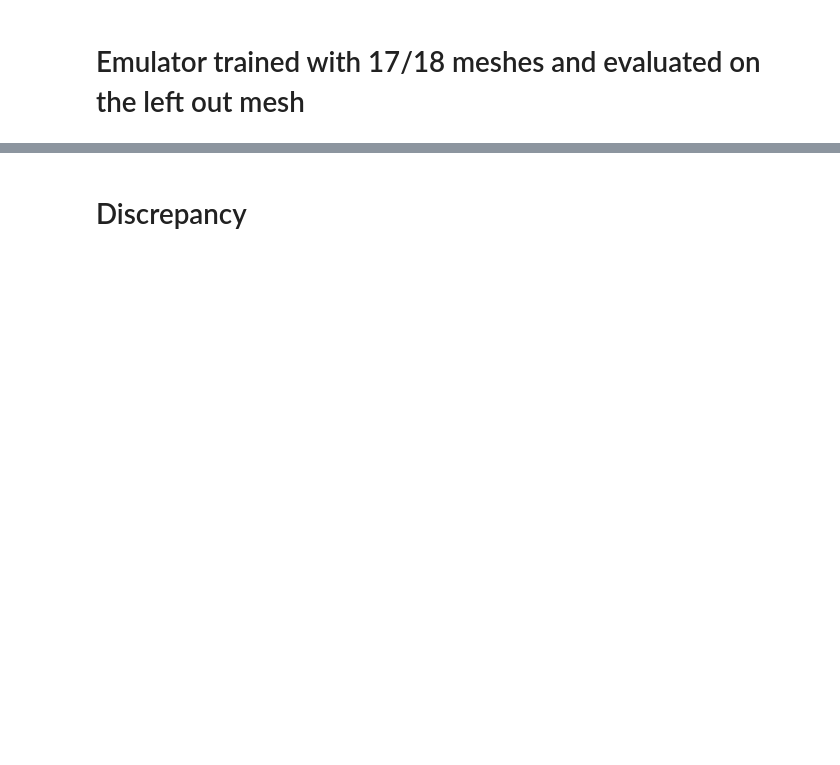
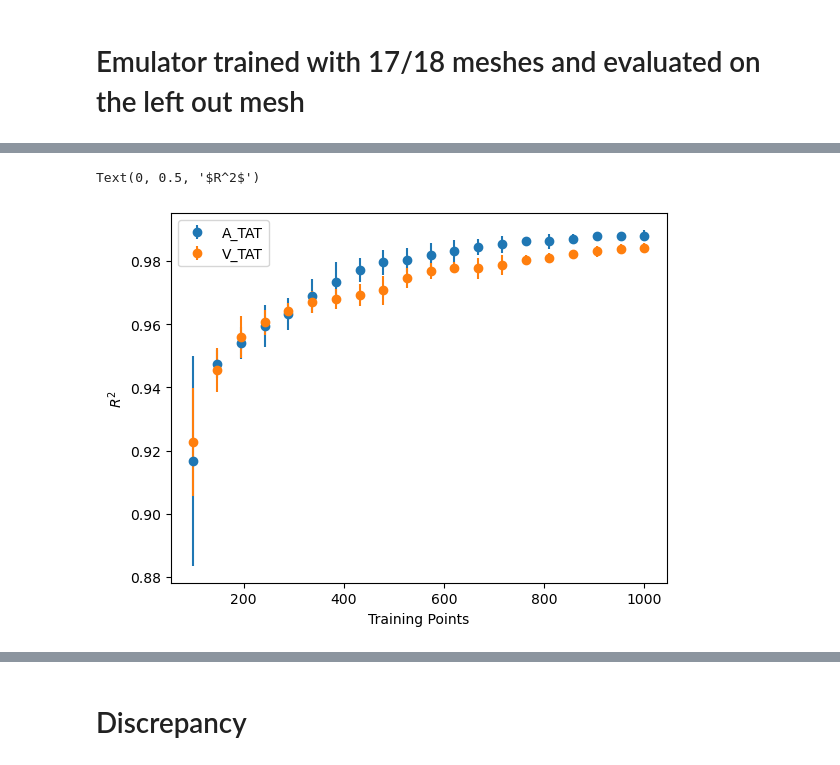
Before and after one commit to cwlanyon/GPyEm, a Jupyter notebook: Figures for Cohort Emulation Paper.ipynb, the cells around one changed output, grey strips where cells are left out. Saved outputs shown, nothing was run; the diff lists cells and outputs as text; code cells hidden in the pictures; blank space fills up the shorter version.

```diff
--- a/Figures for Cohort Emulation Paper.ipynb
+++ b/Figures for Cohort Emulation Paper.ipynb
@@ -247,0 +399,2 @@ all_input[:0]+all_input[1:]
+# %%
+train_p = np.linspace(100,1000,20)
@@ -247,0 +409,10 @@ all_input[:0]+all_input[1:]
+# %%
+X=torch.cat(all_input[0:17])[:,0:16]
+y=torch.cat(all_output[0:17])
+X_train, X_test, y_train, y_test = train_test_split(
+X,
+y,
+train_size=1000,
+random_state=j
+)
+emulator=GPE.ensemble(X_train,y_train,mean_func="linear",training_iter=5000)
@@ -247,0 +422,18 @@ all_input[:0]+all_input[1:]
+# %%
+reps = 10
+
+R2_test = torch.zeros(len(train_p),reps,2)
+R2_leftout= torch.zeros(len(train_p),reps,2)
+for i in range(len(train_p)):
+    for j in range(reps):
+        X=torch.cat(all_input[0:17])[:,0:16]
+        y=torch.cat(all_output[0:17])
+        X_train, X_test, y_train, y_test = train_test_split(
+            X,
+            y,
+            train_size=int(train_p[i]),
+            random_state=j
+        )
+        emulator=GPE.ensemble(X_train,y_train,mean_func="linear",training_iter=5000)
+        R2_test[i,j,:]=emulator.R2(X_test,y_test)
+        R2_leftout[i,j,:] = emulator.R2(all_input[17][:,0:16],all_output[17])
@@ -247,0 +458,13 @@ all_input[:0]+all_input[1:]
+# %%
+fig, ax = plt.subplots()
+
+
+#plt.plot(t_size,R2.mean(axis=1).detach().numpy())
+plt.errorbar(train_p,R2_test.mean(axis=1)[:,0].detach().numpy(),fmt='o',yerr=R2_test.std(axis=1)[:,0].detach().numpy())
+plt.errorbar(train_p,R2_test.mean(axis=1)[:,1].detach().numpy(),fmt='o',yerr=R2_test.std(axis=1)[:,1].detach().numpy())
+plt.legend(('A_TAT','V_TAT'))
+plt.xlabel('Training Points')
+plt.ylabel('$R^2$')
+# %% [output]
+Text(0, 0.5, '$R^2$')
+[figure, added]
```
Also changed, not shown: parts of 57 cells of this notebook, 36 other files.
